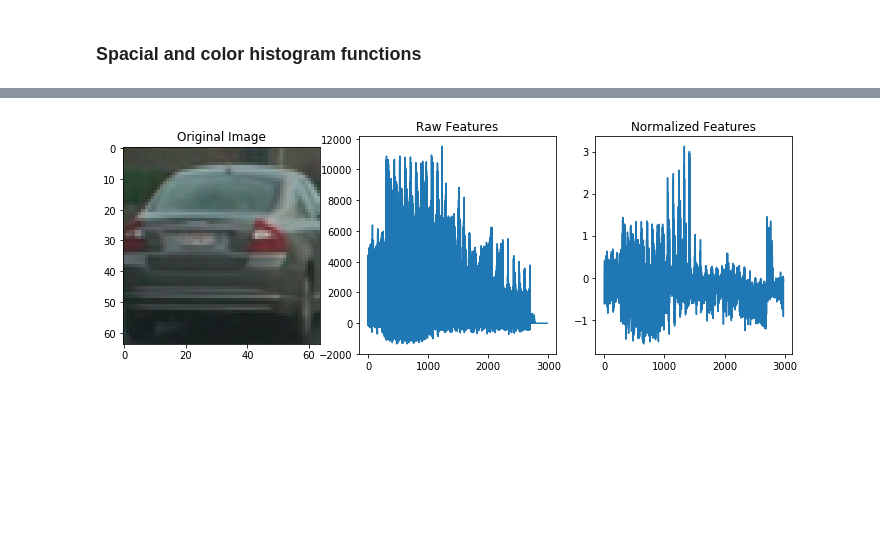
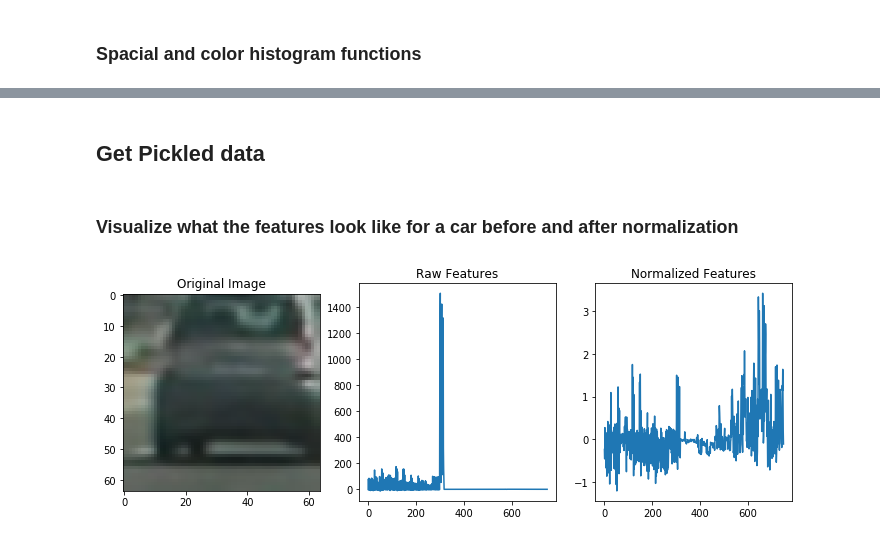
Before and after one commit to ryan-jonesford/vehicle_detection, a Jupyter notebook: vehicle_detection.ipynb, the cells around one changed output, grey strips where cells are left out. Saved outputs shown, nothing was run; the diff lists cells and outputs as text; code cells hidden in the pictures; blank space fills up the shorter version.

```diff
--- a/vehicle_detection.ipynb
+++ b/vehicle_detection.ipynb
@@ -200,0 +216,44 @@ image, rsizedImg, grayImg, HOGImg, sampleFeatures = None,None,None,None,None
+# %% [markdown]
+## Get Pickled data
+# %%
+features = pickle.load( open( "pantry/features.p", "rb" ) )
+carFeatures = features["car"]
+notCarFeatures = features["notCar"]
+labels = features["labels"]
+scaler = pickle.load( open( "pantry/scaler.p", "rb" ) )
+X_scaler = scaler['X_scaler']
+classifier = pickle.load( open( "pantry/classifier.p", "rb" ) )
+clf = classifier['classifier']
+
+def norm_split_shuffle(car_features, not_car_features, labels):
+    # Create an array stack of feature vectors
+    X = np.vstack((car_features, not_car_features)).astype(np.float32)
+    # Get a seperate Training and Test dataset
+    rand_state = np.random.randint(0, 100)
+    X_train, X_test, y_train, y_test = train_test_split(X,labels,test_size=0.17,random_state=rand_state)
+    # Fit a per-column scaler
+    X_scaler = StandardScaler().fit(X_train)
+    # Apply the scaler to X
+    X_train = X_scaler.transform(X_train)
+    X_test = X_scaler.transform(X_test)
+    return X_train, X_test, y_train, y_test, X_scaler
+
+# X_train, X_test, y_train, y_test, X_scaler = norm_split_shuffle(carFeatures,notCarFeatures,labels)
+# %% [markdown]
+### Visualize what the features look like for a car before and after normalization
+# %%
+car_ind = 50
+raw, normalizedFeatures = normalize_features(carFeatures,notCarFeatures, X_scaler)
+fig = plt.figure(figsize=(12,4))
+plt.subplot(131)
+plt.imshow(mpimg.imread(carFiles[car_ind]))
+plt.title('Original Image')
+plt.subplot(132)
+plt.plot(raw[car_ind])
+plt.title('Raw Features')
+plt.subplot(133)
+plt.plot(normalizedFeatures[car_ind])
+plt.title('Normalized Features')
+plt.show()
+# %% [output]
+[figure, added]
@@ -216,34 +311,0 @@ def extract_features(image, cspace=cspace, spatial_size=rsize,
-# %%
-import os
-import pickle
-if os.path.exists("pantry/features.p"):
-    features = pickle.load( open( "pantry/features.p", "rb" ) )
-    carFeatures = features["car"]
-    notCarFeatures = features["notCar"]
-else:
-    for file in carFiles:
-        carImg = cv2.imread(file)
-        carFeatures.append(extract_features(carImg))
-    for file in notCarFiles:
-        notCarImg = cv2.imread(file)
-        notCarFeatures.append(extract_features(notCarImg))
-    features = {}
-    features["car"] = carFeatures
-    features["notCar"] = notCarFeatures
-    pickle.dump( features, open( "features.p", "wb" ) )
-
-raw, normalizedFeatures = normalize_features(carFeatures,notCarFeatures)
-car_ind = int(random() * dataInfo["car_count"]//4)
-fig = plt.figure(figsize=(12,4))
-plt.subplot(131)
-plt.imshow(mpimg.imread(carFiles[car_ind]))
-plt.title('Original Image')
-plt.subplot(132)
-plt.plot(raw[car_ind])
-plt.title('Raw Features')
-plt.subplot(133)
-plt.plot(normalizedFeatures[car_ind])
-plt.title('Normalized Features')
-plt.show()
-# %% [output]
-[figure, removed]
```
Also changed, not shown: parts of 26 cells of this notebook, 4 other files.
